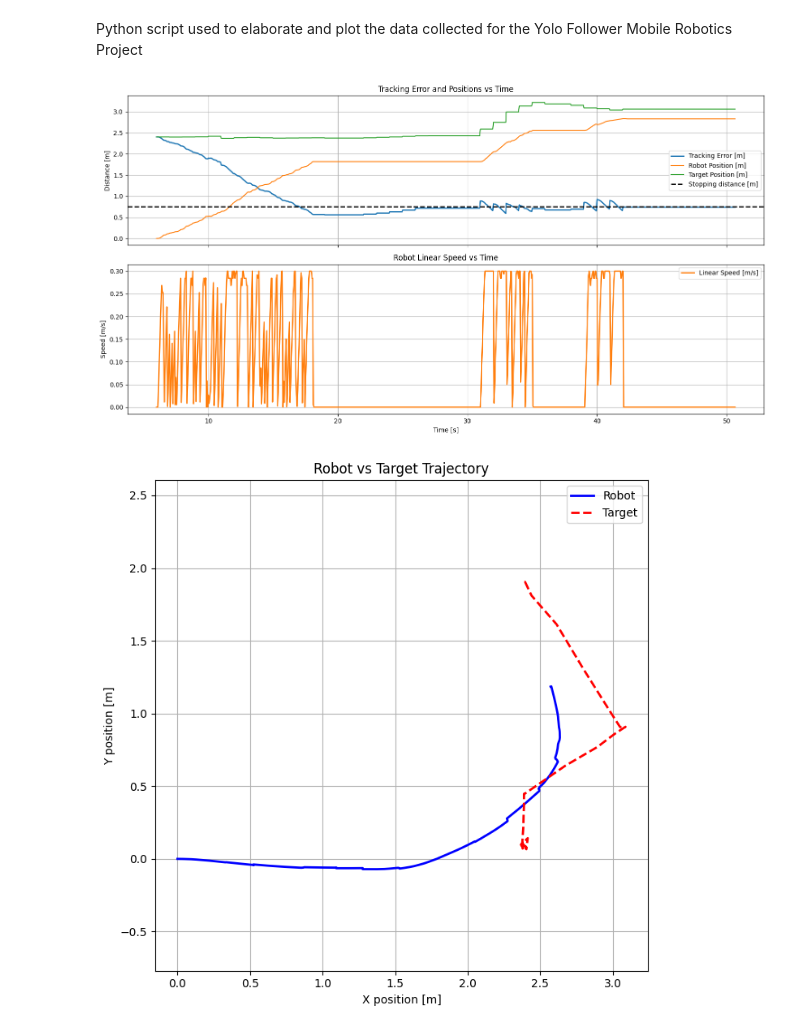
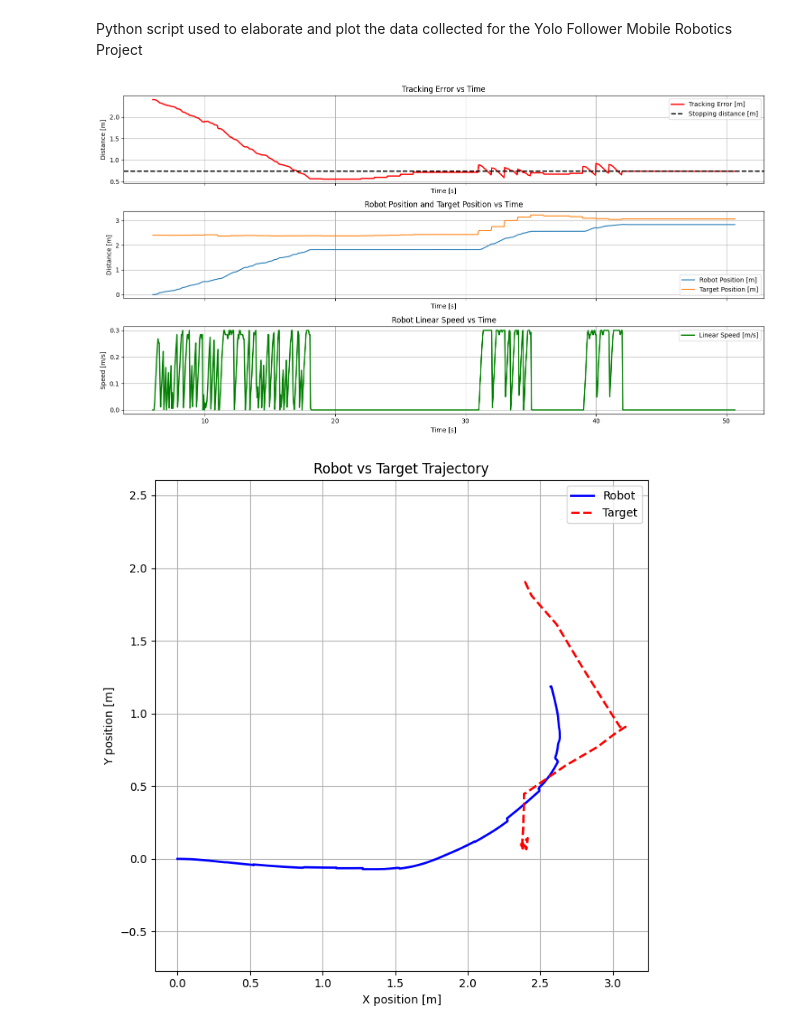
Before and after one commit to ddintrono1/yolo-follower, a Jupyter notebook: YOLO_follower_data_analysis.ipynb, the cells around one changed output. Cells and saved outputs as stored; diff of their text form; code cells hidden in the pictures.

```diff
--- a/YOLO_follower_data_analysis.ipynb
+++ b/YOLO_follower_data_analysis.ipynb
@@ -22,48 +22,57 @@ target_y = df['Target_Y']
 robot_speed_x = df['Robot_Speed_X']
 robot_speed_y = df['Robot_Speed_Y']
 
+# Compute derived quantitied
 robot_pos = np.sqrt(robot_x**2 + robot_y**2)
 target_pos = np.sqrt(target_x**2 + target_y**2)
 tracking_error = np.sqrt((robot_x - target_x)**2 + (robot_y - target_y)**2)
 linear_speed = np.sqrt(robot_speed_x**2 + robot_speed_y**2)
 
-fig, axs = plt.subplots(2, 1, figsize=(15, 8), sharex=True)
+fig, axs = plt.subplots(3, 1, figsize=(15, 8), sharex=True)
 
-axs[0].plot(t, tracking_error, label='Tracking Error [m]', linewidth=2)
-axs[0].plot(t, robot_pos, label='Robot Position [m]', linewidth=1.5)
-axs[0].plot(t, target_pos, label='Target Position [m]', linewidth=1.5)
+# Plot tracking error
+axs[0].plot(t, tracking_error,color='r', label='Tracking Error [m]', linewidth=2)
 axs[0].axhline(y=0.75, color='k', linestyle='--', linewidth=2, label='Stopping distance [m]')
+axs[0].set_xlabel('Time [s]')
 axs[0].set_ylabel('Distance [m]')
-axs[0].set_title('Tracking Error and Positions vs Time')
+axs[0].set_title('Tracking Error vs Time')
 axs[0].grid(True)
 axs[0].legend()
 
-axs[1].plot(t, linear_speed, color='tab:orange', label='Linear Speed [m/s]', linewidth=2)
+# Plot robot and target positions
+axs[1].plot(t, robot_pos, label='Robot Position [m]', linewidth=1.5)
+axs[1].plot(t, target_pos, label='Target Position [m]', linewidth=1.5)
 axs[1].set_xlabel('Time [s]')
-axs[1].set_ylabel('Speed [m/s]')
-axs[1].set_title('Robot Linear Speed vs Time')
+axs[1].set_ylabel('Distance [m]')
+axs[1].set_title('Robot Position and Target Position vs Time')
 axs[1].grid(True)
 axs[1].legend()
+
+# Plot linear speed profile
+axs[2].plot(t, linear_speed, color='g', label='Linear Speed [m/s]', linewidth=2)
+axs[2].set_xlabel('Time [s]')
+axs[2].set_ylabel('Speed [m/s]')
+axs[2].set_title('Robot Linear Speed vs Time')
+axs[2].grid(True)
+axs[2].legend()
 
 plt.tight_layout()
 plt.show()
 
-
-
-
+# Plot Robot vs Target positions in XY graph
 plt.figure(figsize=(7, 7))
 
 plt.plot(robot_x, robot_y, label='Robot', color='blue', linewidth=2)
 plt.plot(target_x, target_y, label='Target', color='red', linestyle='--', linewidth=2)
 
 plt.title('Robot vs Target Trajectory')
 plt.xlabel('X position [m]')
 plt.ylabel('Y position [m]')
 plt.legend()
 plt.axis('equal')
 plt.grid(True)
 plt.tight_layout()
 plt.show()
 # %% [output]
-[figure, old version]
+[figure, new version]
 [figure]
```
Also changed, not shown: 1 other file.
